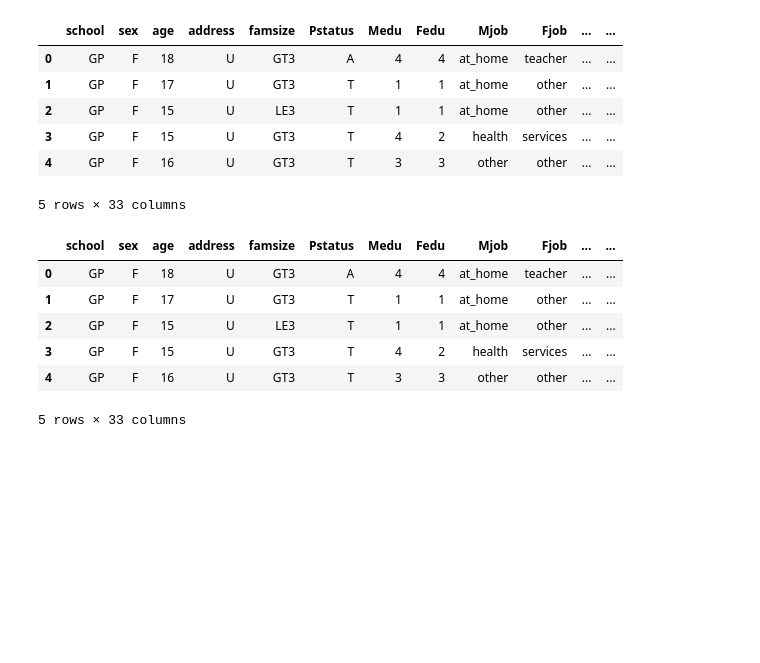
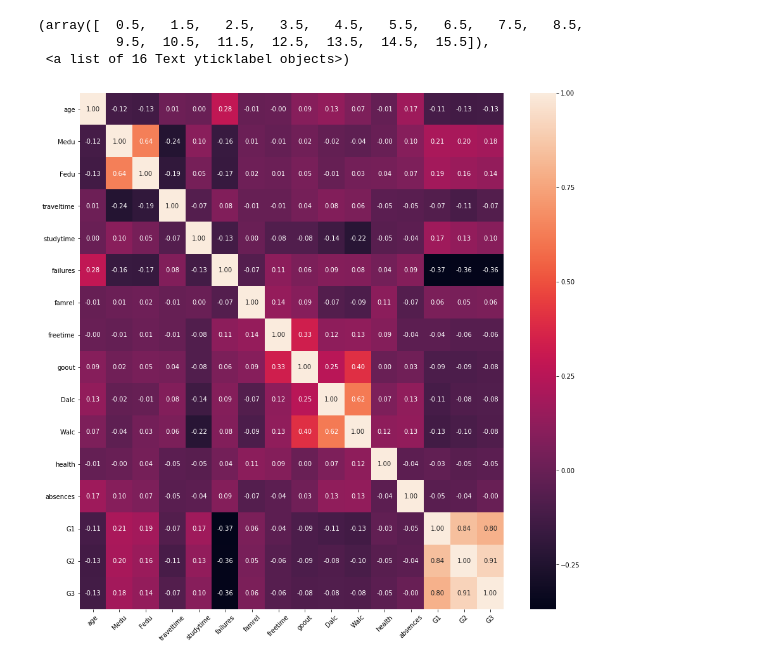
Before and after one commit to akornyukhin/drinking-students, a Jupyter notebook: Untitled.ipynb, the cells around one changed output. Drawn from its saved outputs; the diff is of its cells as text; code cells hidden in the pictures; blank space fills up the shorter version.

```diff
--- a/Untitled.ipynb
+++ b/Untitled.ipynb
@@ -1,33 +1,41 @@
 # %%
 import pandas as pd
 import numpy as np
+import seaborn as sns
+import matplotlib.pyplot as plt
+from sklearn.linear_model import LinearRegression
+%matplotlib inline
 
 # from sqlalchemy import Column, DateTime, String, Integer, ForeignKey, func, create_engine
 # from sqlalchemy.orm import relationship, backref, sessionmaker
 # from sqlalchemy.ext.declarative import declarative_base
-
 # engine = create_engine('postgres://eyoqgqyp:4YyFj7NFsKQ_CyjLWgi1BejMwhrjKx45@horton.elephantsql.com:5432/eyoqgqyp')
 # session = sessionmaker()
 
 df_math = pd.read_csv('student-mat.csv')
 df_por = pd.read_csv('student-por.csv')
+
+df = [df_math, df_por]
+df = pd.concat(df)
+
+df=df.drop_duplicates(["school","sex","age","address","famsize","Pstatus","Medu","Fedu","Mjob","Fjob","reason","nursery","internet"])
+
+#Sum all the alc
+df['Dalc'] = df['Dalc'] + df['Walc']
+
+df.replace(['yes','no'],[1,0], inplace = True)
+df['school'] = df.loc[:,'school'].replace(['GP','MS'], [1,0])
+df['sex'] = df.loc[:,'sex'].replace(['M','F'], [1,0])
+df['address'] = df.loc[:,'address'].replace(['U','R'], [1,0])
+df['famsize'] = df.loc[:,'famsize'].replace(['LE3','GT3'], [1,0])
+df['Pstatus'] = df.loc[:,'Pstatus'].replace(['T','A'], [1,0])
-# %%
-df_math.head()
-# %% [output]
-|  | school | sex | age | address | famsize | Pstatus | Medu | Fedu | Mjob | Fjob | ... | ... |
-| 0 | GP | F | 18 | U | GT3 | A | 4 | 4 | at_home | teacher | ... | ... |
-| 1 | GP | F | 17 | U | GT3 | T | 1 | 1 | at_home | other | ... | ... |
-| 2 | GP | F | 15 | U | LE3 | T | 1 | 1 | at_home | other | ... | ... |
-| 3 | GP | F | 15 | U | GT3 | T | 4 | 2 | health | services | ... | ... |
-| 4 | GP | F | 16 | U | GT3 | T | 3 | 3 | other | other | ... | ... |
-5 rows × 33 columns
-# %%
-df_por.head()
-# %% [output]
-|  | school | sex | age | address | famsize | Pstatus | Medu | Fedu | Mjob | Fjob | ... | ... |
-| 0 | GP | F | 18 | U | GT3 | A | 4 | 4 | at_home | teacher | ... | ... |
-| 1 | GP | F | 17 | U | GT3 | T | 1 | 1 | at_home | other | ... | ... |
-| 2 | GP | F | 15 | U | LE3 | T | 1 | 1 | at_home | other | ... | ... |
-| 3 | GP | F | 15 | U | GT3 | T | 4 | 2 | health | services | ... | ... |
-| 4 | GP | F | 16 | U | GT3 | T | 3 | 3 | other | other | ... | ... |
-5 rows × 33 columns
+# %%
+plt.figure(figsize=(15,15))
+sns.heatmap(df.corr(),annot = True, fmt = ".2f", cbar = True)
+plt.xticks(rotation=45)
+plt.yticks(rotation = 0)
+# %% [output]
+(array([  0.5,   1.5,   2.5,   3.5,   4.5,   5.5,   6.5,   7.5,   8.5,
+          9.5,  10.5,  11.5,  12.5,  13.5,  14.5,  15.5]),
+ <a list of 16 Text yticklabel objects>)
+[figure, added]
```
Also changed, not shown: parts of 16 cells of this notebook.
